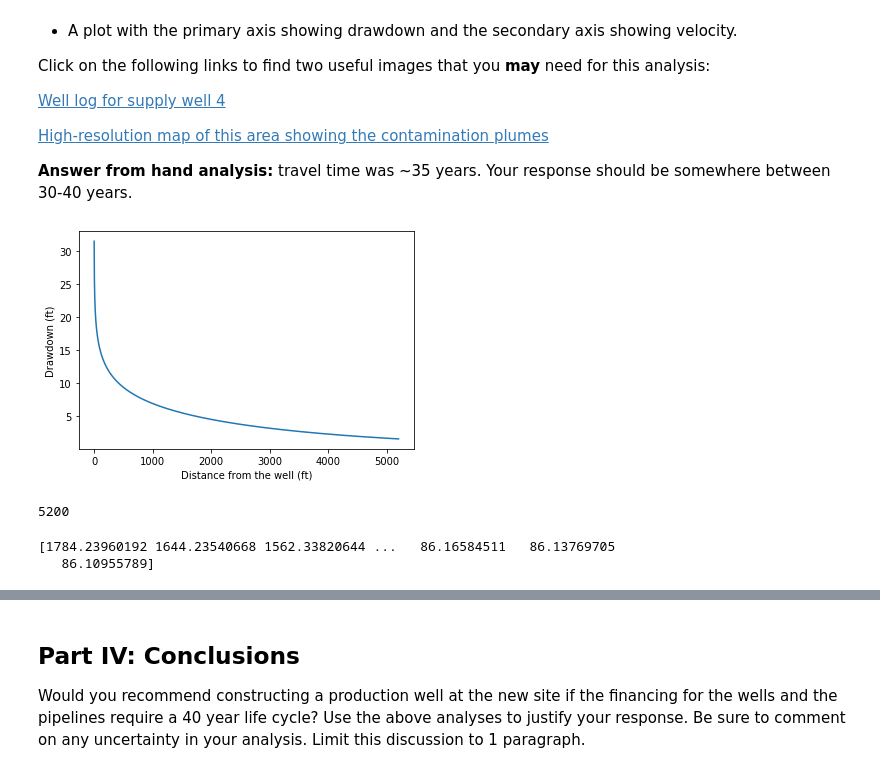
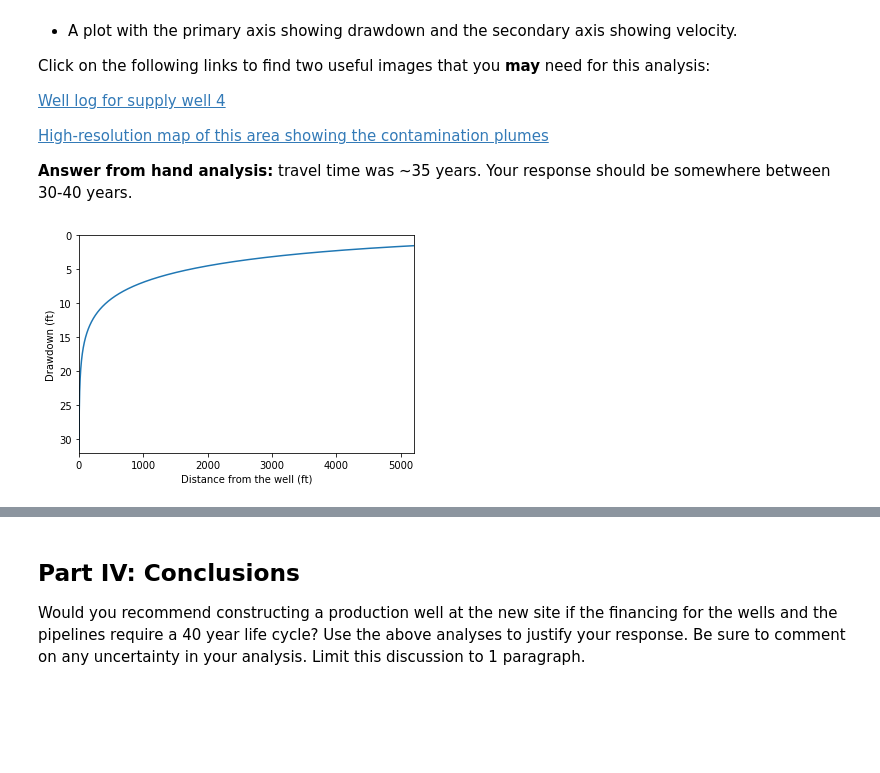
Before and after one commit to yiquanw2/geol572_4, a Jupyter notebook: Prob Set 4 Aquifer Tests.ipynb, the cells around one changed output, grey strips where cells are left out. Cells and saved outputs as stored; diff of their text form; code cells hidden in the pictures; blank space fills up the shorter version.

```diff
--- a/Prob Set 4 Aquifer Tests.ipynb
+++ b/Prob Set 4 Aquifer Tests.ipynb
@@ -140,22 +142,17 @@ Click on the following links to find two useful images that you <b>may</b> need
 # %%
 def drawdown(r):
   Q=40.1  #ft^3/min
   t=259200 #mins
   u=r**2*S/(4*T*259200)
   return Q/(4*np.pi*T)*sps.exp1(u)
 r=np.arange(1,5201)
 s=drawdown(r)
 plt.plot(r,s)
 plt.xlabel('Distance from the well (ft)')
 plt.ylabel('Drawdown (ft)')
+plt.xlim(0,5200)
+plt.ylim(0,32)
+plt.gca().invert_yaxis()
 plt.show()
 # %% [output]
-[figure, old version]
+[figure, new version]
-5200
-# %%
-b=45.5 #thickness:ft
-K=T*60*24/b #hydraulic conductivity: ft/day
-q=K*s #specific discharge: ft/day
-# %% [output]
-[1784.23960192 1644.23540668 1562.33820644 ...   86.16584511   86.13769705
-   86.10955789]
```
Also changed, not shown: parts of 2 cells of this notebook.
